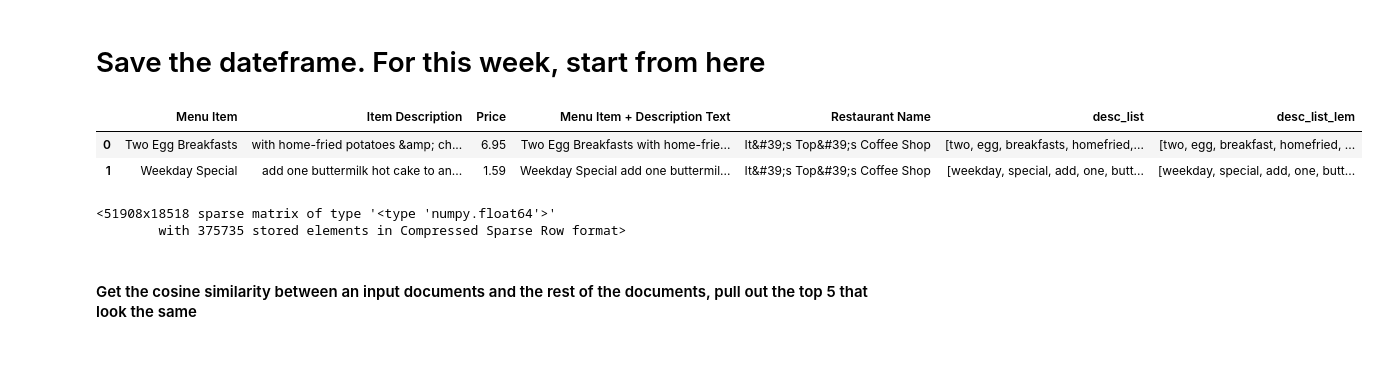
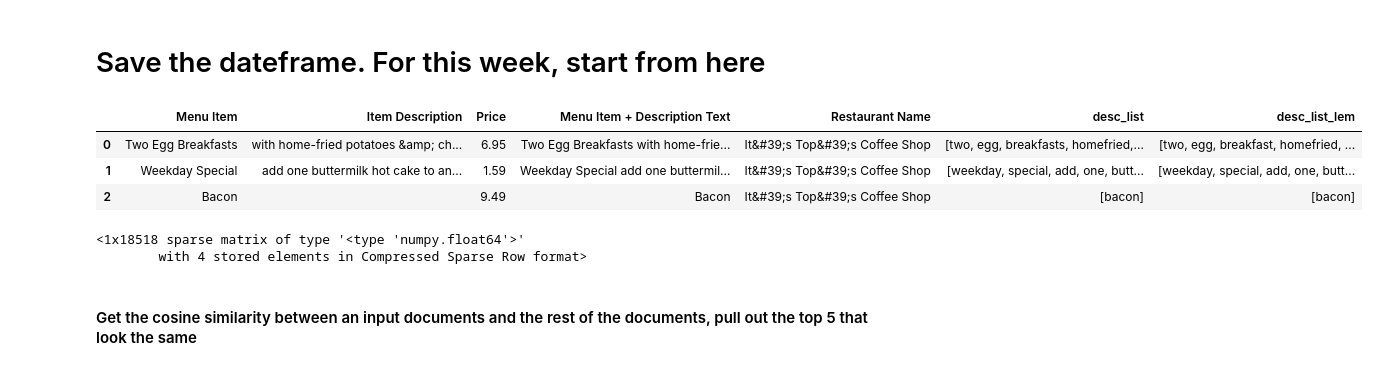
Before and after one commit to harisk87/RestMenu, a Jupyter notebook: Restaurant menu item .ipynb, the cells around one changed output. Cells and saved outputs as stored; diff of their text form; code cells hidden in the pictures.

```diff
--- a/Restaurant menu item .ipynb
+++ b/Restaurant menu item .ipynb
@@ -183,11 +183,12 @@ lmtzr = WordNetLemmatizer()
 # Lemmatize the tokens, so run, runs and running are all mapped to run
 all_amrests_df['desc_list_lem'] = [[lmtzr.lemmatize(i.decode('utf-8')) for i in x] for x in tokens_list]
 # %%
-all_amrests_df.head(2)
+all_amrests_df.head(3)
 # %% [output]
 |  | Menu Item | Item Description | Price | Menu Item + Description Text | Restaurant Name | desc_list | desc_list_lem |
 | 0 | Two Egg Breakfasts | with home-fried potatoes &amp; ch... | 6.95 | Two Egg Breakfasts with home-frie... | It&#39;s Top&#39;s Coffee Shop | [two, egg, breakfasts, homefried,... | [two, egg, breakfast, homefried, ... |
 | 1 | Weekday Special | add one buttermilk hot cake to an... | 1.59 | Weekday Special add one buttermil... | It&#39;s Top&#39;s Coffee Shop | [weekday, special, add, one, butt... | [weekday, special, add, one, butt... |
+| 2 | Bacon |  | 9.49 | Bacon | It&#39;s Top&#39;s Coffee Shop | [bacon] | [bacon] |
 # %%
 # Extract the lemmatized tokens
 tokens = all_amrests_df['desc_list_lem'].tolist()
@@ -198,8 +199,3 @@ from sklearn.feature_extraction.text import TfidfVectorizer
 
 tfidf = TfidfVectorizer(tokenizer=lambda i:i, lowercase=False)
 tfs = tfidf.fit_transform(tokens)
-# %%
-tfs
-# %% [output]
-<51908x18518 sparse matrix of type '<type 'numpy.float64'>'
-        with 375735 stored elements in Compressed Sparse Row format>
@@ -206,3 +204,8 @@ tfs
+# %%
+all_amrests_df.iloc[600].tfidf_vector
+# %% [output]
+<1x18518 sparse matrix of type '<type 'numpy.float64'>'
+        with 4 stored elements in Compressed Sparse Row format>
 # %% [markdown]
 #### Get the cosine similarity between an input documents and the rest of the documents, pull out the top 5 that look the same
 # %%
```
Also changed, not shown: parts of 21 cells of this notebook, 5 other files.
